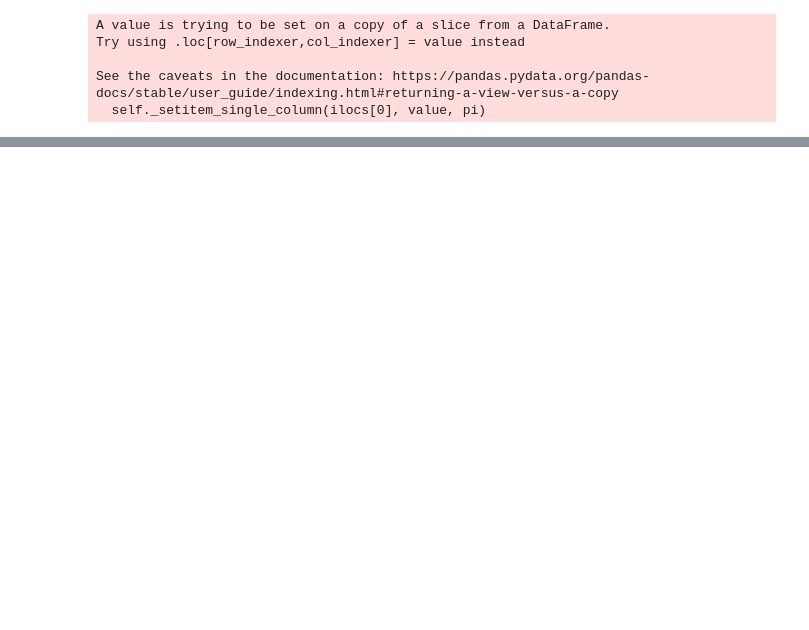
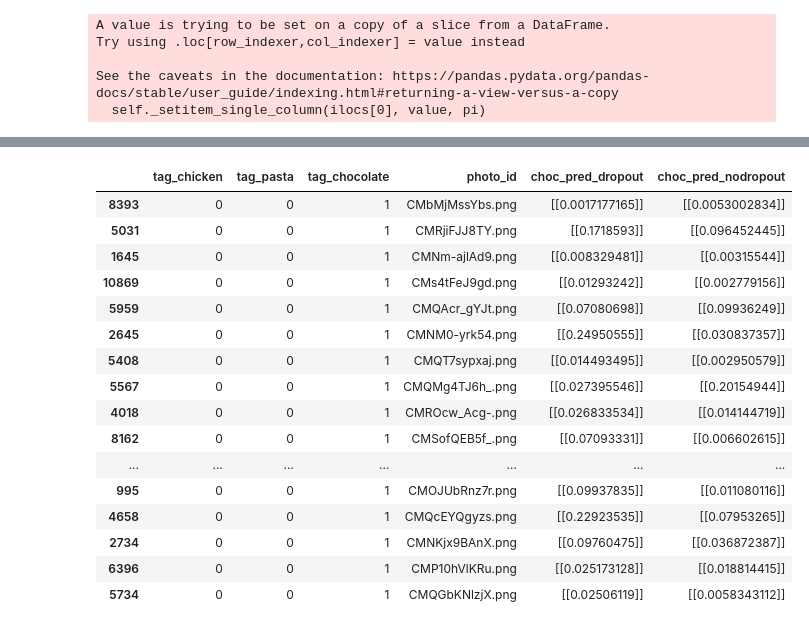
Before and after one commit to lgov/kul_advanalytics, a Jupyter notebook: assignment2/Keras_trialv0.2.ipynb, the cells around one changed output, grey strips where cells are left out. Cells and saved outputs as stored; diff of their text form; code cells hidden in the pictures; blank space fills up the shorter version.

```diff
--- a/assignment2/Keras_trialv0.2.ipynb
+++ b/assignment2/Keras_trialv0.2.ipynb
@@ -190,0 +970,6 @@ pred
+# %%
+import json
+json = json.dumps(result_resn_3tag_outpt_dropt.history)
+f = open("result_resn_3tag_outpt_dropt_r1.json","w")
+f.write(json)
+f.close()
@@ -190,0 +985,53 @@ pred
+# %%
+test_output = []
+for i in tqdm(test["photo_id"]):
+    try:
+        test_image = load_img(f'./recipes/{i}', target_size=(224,224))
+    except:
+        test_output.append(np.nan)
+        continue
+    test_input = img_to_array(test_image)
+    #test_input = img_to_array(test_image) * (1. / 255)
+    #x = tf.cast(test_input, tf.float32)
+    #x = preprocess_input(x)
+    test_input = np.expand_dims(test_input, axis=0)
+    pred = resn_3tag_outpt_dropt.predict(test_input)
+    test_output.append(pred)
+# %%
+chicken = []
+pasta = []
+chocolate = []
+for output in test_output:
+    try:
+        chicken.append(output[0])
+        pasta.append(output[1])
+        chocolate.append(output[2])
+    except:
+        chicken.append(np.nan)
+        pasta.append(np.nan)
+        chocolate.append(np.nan)
+# %%
+test["chicken_pred"] = chicken
+test["pasta_pred"] = pasta
+test["choc_pred"] = chocolate
+# %%
+k = test[test["choc_pred_nodropout"] >= 0.5]
+k[k['tag_chocolate'] == 1]
+# %% [output]
+|  | tag_chicken | tag_pasta | tag_chocolate | photo_id | choc_pred_dropout | choc_pred_nodropout |
+| 8393 | 0 | 0 | 1 | CMbMjMssYbs.png | [[0.0017177165]] | [[0.0053002834]] |
+| 5031 | 0 | 0 | 1 | CMRjiFJJ8TY.png | [[0.1718593]] | [[0.096452445]] |
+| 1645 | 0 | 0 | 1 | CMNm-ajlAd9.png | [[0.008329481]] | [[0.00315544]] |
+| 10869 | 0 | 0 | 1 | CMs4tFeJ9gd.png | [[0.01293242]] | [[0.002779156]] |
+| 5959 | 0 | 0 | 1 | CMQAcr_gYJt.png | [[0.07080698]] | [[0.09936249]] |
+| 2645 | 0 | 0 | 1 | CMNM0-yrk54.png | [[0.24950555]] | [[0.030837357]] |
+| 5408 | 0 | 0 | 1 | CMQT7sypxaj.png | [[0.014493495]] | [[0.002950579]] |
+| 5567 | 0 | 0 | 1 | CMQMg4TJ6h_.png | [[0.027395546]] | [[0.20154944]] |
+| 4018 | 0 | 0 | 1 | CMROcw_Acg-.png | [[0.026833534]] | [[0.014144719]] |
+| 8162 | 0 | 0 | 1 | CMSofQEB5f_.png | [[0.07093331]] | [[0.006602615]] |
+| ... | ... | ... | ... | ... | ... | ... |
+| 995 | 0 | 0 | 1 | CMOJUbRnz7r.png | [[0.09937835]] | [[0.011080116]] |
+| 4658 | 0 | 0 | 1 | CMQcEYQgyzs.png | [[0.22923535]] | [[0.07953265]] |
+| 2734 | 0 | 0 | 1 | CMNKjx9BAnX.png | [[0.09760475]] | [[0.036872387]] |
+| 6396 | 0 | 0 | 1 | CMP10hVlKRu.png | [[0.025173128]] | [[0.018814415]] |
+| 5734 | 0 | 0 | 1 | CMQGbKNlzjX.png | [[0.02506119]] | [[0.0058343112]] |
```
Also changed, not shown: parts of 115 cells of this notebook, 4 other files.
